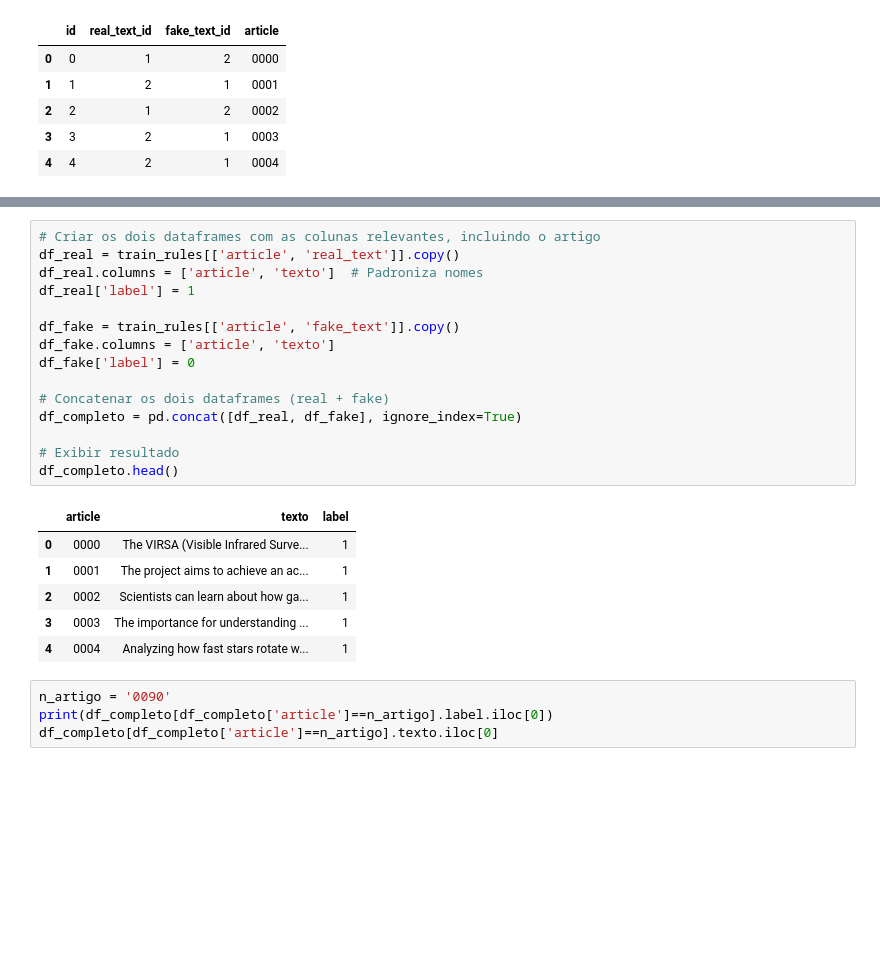
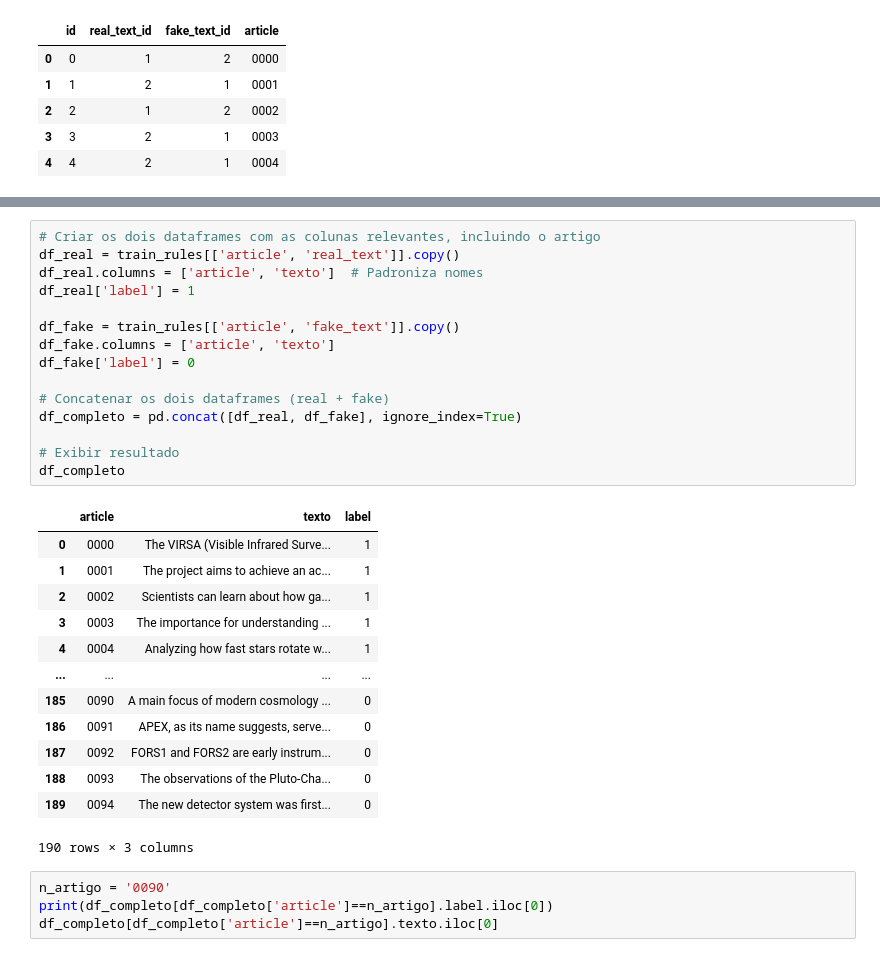
Before and after one commit to LeopoldoZanellato/the_impostor, a Jupyter notebook: explorer.ipynb, the cells around one changed output, grey strips where cells are left out. Cells and saved outputs as stored; diff of their text form; blank space fills up the shorter version.

```diff
--- a/explorer.ipynb
+++ b/explorer.ipynb
@@ -105,25 +106,32 @@ train_rules.head()
 # %%
 # Criar os dois dataframes com as colunas relevantes, incluindo o artigo
 df_real = train_rules[['article', 'real_text']].copy()
 df_real.columns = ['article', 'texto']  # Padroniza nomes
 df_real['label'] = 1
 
 df_fake = train_rules[['article', 'fake_text']].copy()
 df_fake.columns = ['article', 'texto']
 df_fake['label'] = 0
 
 # Concatenar os dois dataframes (real + fake)
 df_completo = pd.concat([df_real, df_fake], ignore_index=True)
 
 # Exibir resultado
-df_completo.head()
+df_completo
 # %% [output]
 |  | article | texto | label |
 | 0 | 0000 | The VIRSA (Visible Infrared Surve... | 1 |
 | 1 | 0001 | The project aims to achieve an ac... | 1 |
 | 2 | 0002 | Scientists can learn about how ga... | 1 |
 | 3 | 0003 | The importance for understanding ... | 1 |
 | 4 | 0004 | Analyzing how fast stars rotate w... | 1 |
+| ... | ... | ... | ... |
+| 185 | 0090 | A main focus of modern cosmology ... | 0 |
+| 186 | 0091 | APEX, as its name suggests, serve... | 0 |
+| 187 | 0092 | FORS1 and FORS2 are early instrum... | 0 |
+| 188 | 0093 | The observations of the Pluto-Cha... | 0 |
+| 189 | 0094 | The new detector system was first... | 0 |
+190 rows × 3 columns
 # %%
 n_artigo = '0090'
 print(df_completo[df_completo['article']==n_artigo].label.iloc[0])
```
Also changed, not shown: parts of 29 cells of this notebook, 1 other file.
